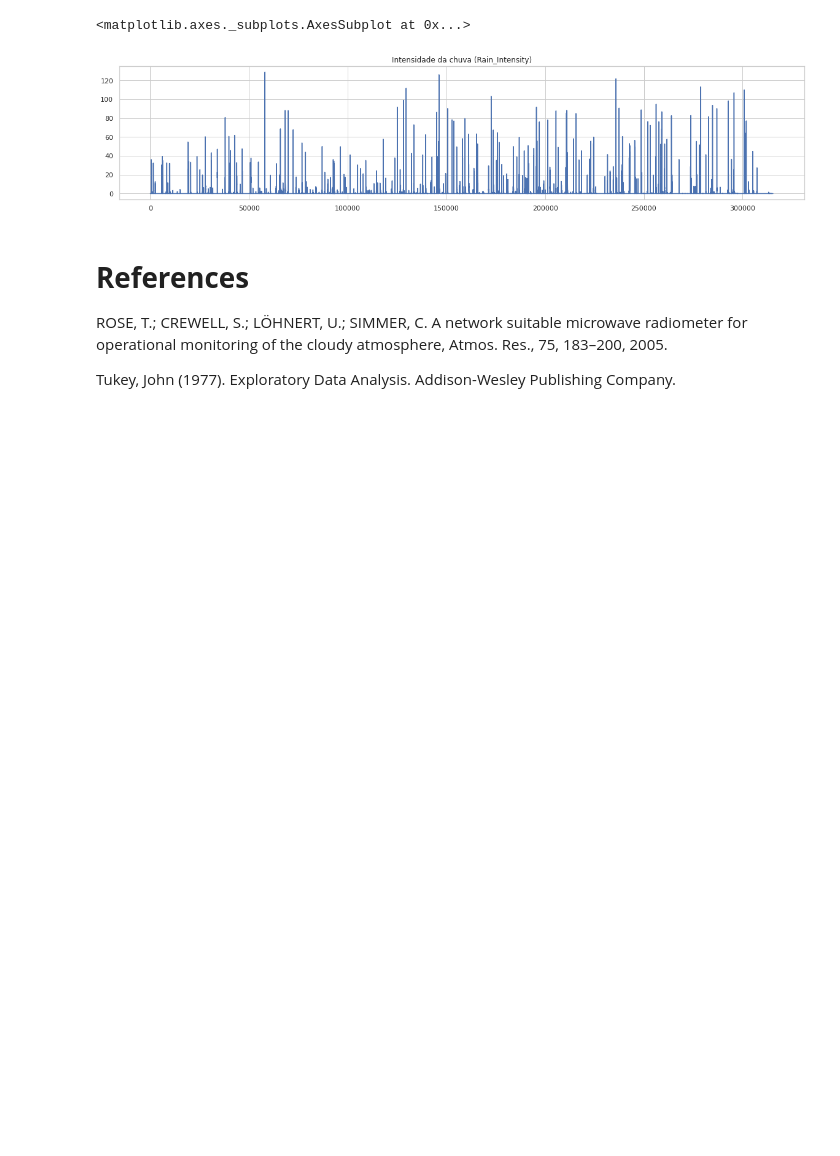
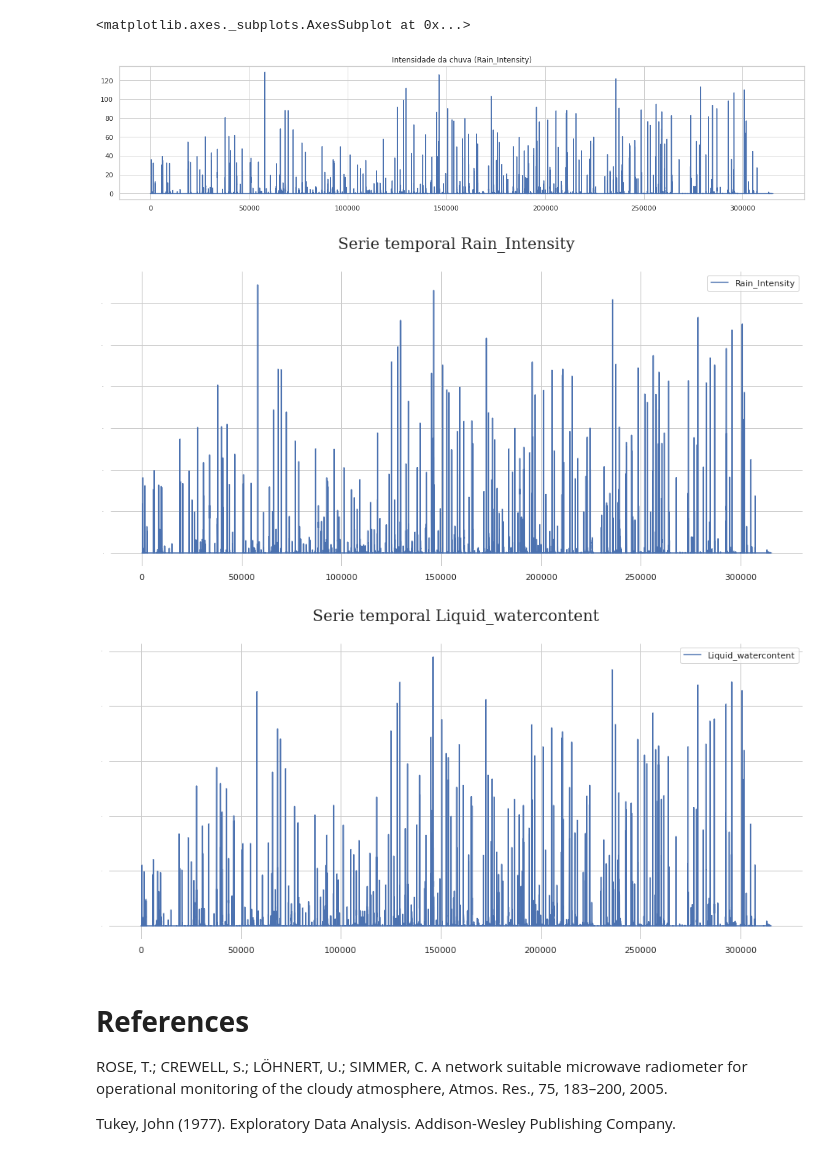
Before and after one commit to lourencocavalcante/Introduction-to-Data-Science, a Jupyter notebook: INPE_CAP394_2022_Atv01_Lourenco.ipynb, the cells around one changed output. Drawn from its saved outputs; the diff is of its cells as text; code cells hidden in the pictures; blank space fills up the shorter version.

```diff
--- a/INPE_CAP394_2022_Atv01_Lourenco.ipynb
+++ b/INPE_CAP394_2022_Atv01_Lourenco.ipynb
@@ -288,6 +288,19 @@ df_rd80_joss['Rain_Intensity'].plot(figsize = (20,4), title='Intensidade da chuv
 # %% [output]
 <matplotlib.axes._subplots.AxesSubplot at 0x...>
 [figure]
+# %%
+tickers = ['Rain_Intensity', 'Liquid_watercontent']
+
+for i in tickers:
+  df_rd80_joss[[i]].plot(figsize=(16,7), legend=True, label=i)
+  plt.title('Serie temporal '+i+'\n', fontsize=20, fontfamily='serif')
+  plt.box(False)
+  plt.xticks(rotation=360, fontsize=11)
+  plt.yticks(fontsize=0)
+  plt.xlabel('')
+# %% [output]
+[figure, added]
+[figure, added]
 # %% [markdown]
 # **References**
 
```
